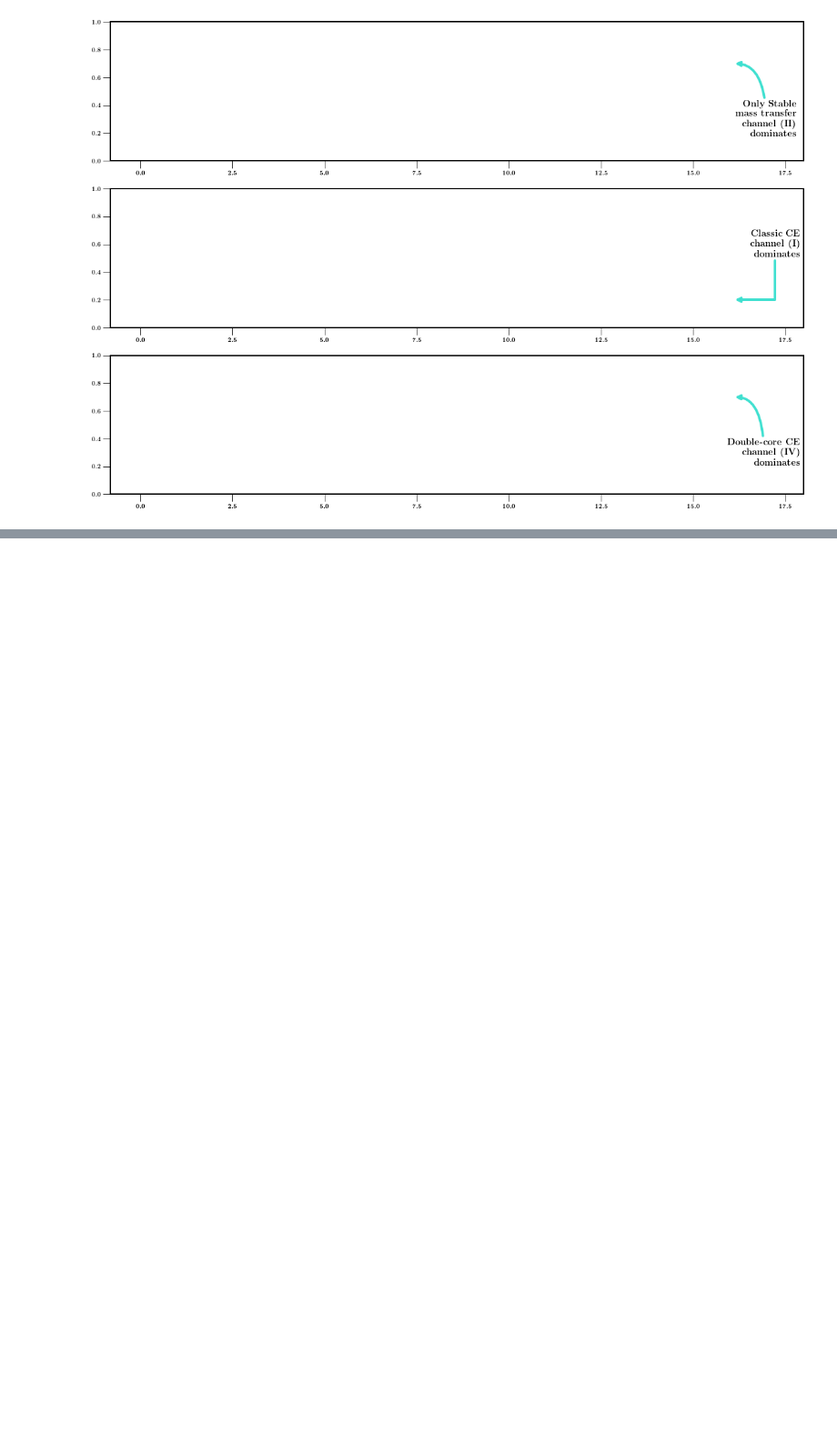
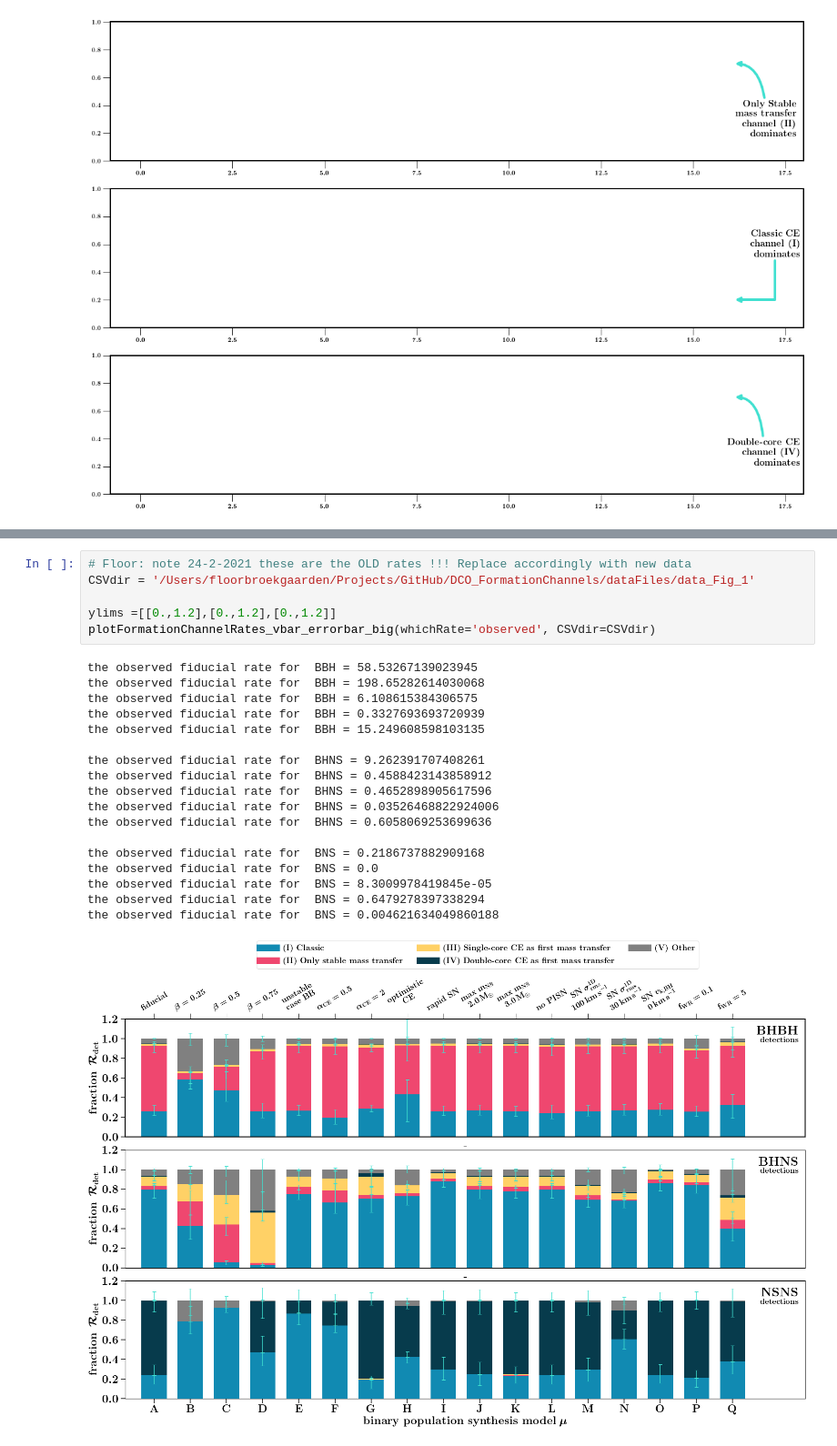
Before and after one commit to FloorBroekgaarden/DCO_FormationChannels, a Jupyter notebook: plottingCode/Fig_1/make_figure_1.ipynb, the cells around one changed output, grey strips where cells are left out. Shown at 91% size. Drawn from its saved outputs; the diff is of its cells as text; blank space fills up the shorter version.

```diff
--- a/plottingCode/Fig_1/make_figure_1.ipynb
+++ b/plottingCode/Fig_1/make_figure_1.ipynb
@@ -555,0 +1024,25 @@ plt.show()
+# %%
+# Floor: note 24-2-2021 these are the OLD rates !!! Replace accordingly with new data
+CSVdir = '/Users/floorbroekgaarden/Projects/GitHub/DCO_FormationChannels/dataFiles/data_Fig_1'
+
+ylims =[[0.,1.2],[0.,1.2],[0.,1.2]]
+plotFormationChannelRates_vbar_errorbar_big(whichRate='observed', CSVdir=CSVdir)
+# %% [output]
+the observed fiducial rate for  BBH = 58.53267139023945
+the observed fiducial rate for  BBH = 198.65282614030068
+the observed fiducial rate for  BBH = 6.108615384306575
+the observed fiducial rate for  BBH = 0.3327693693720939
+the observed fiducial rate for  BBH = 15.249608598103135
+
+the observed fiducial rate for  BHNS = 9.262391707408261
+the observed fiducial rate for  BHNS = 0.4588423143858912
+the observed fiducial rate for  BHNS = 0.4652898905617596
+the observed fiducial rate for  BHNS = 0.03526468822924006
+the observed fiducial rate for  BHNS = 0.6058069253699636
+
+the observed fiducial rate for  BNS = 0.2186737882909168
+the observed fiducial rate for  BNS = 0.0
+the observed fiducial rate for  BNS = 8.3009978419845e-05
+the observed fiducial rate for  BNS = 0.6479278397338294
+the observed fiducial rate for  BNS = 0.004621634049860188
+[figure, added]
```
Also changed, not shown: parts of 6 cells of this notebook, 4 other files.
